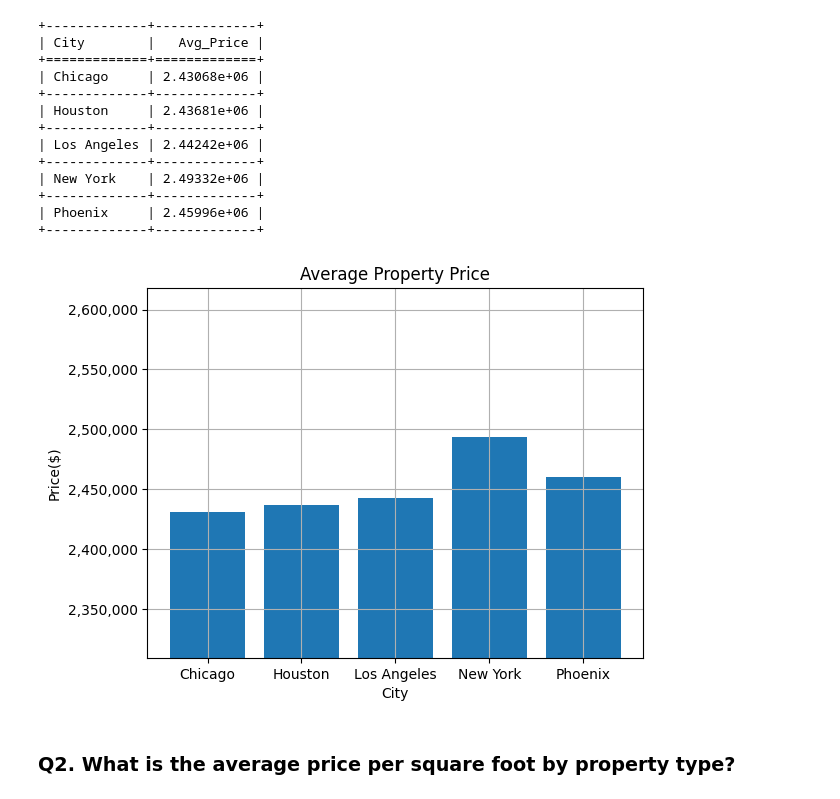
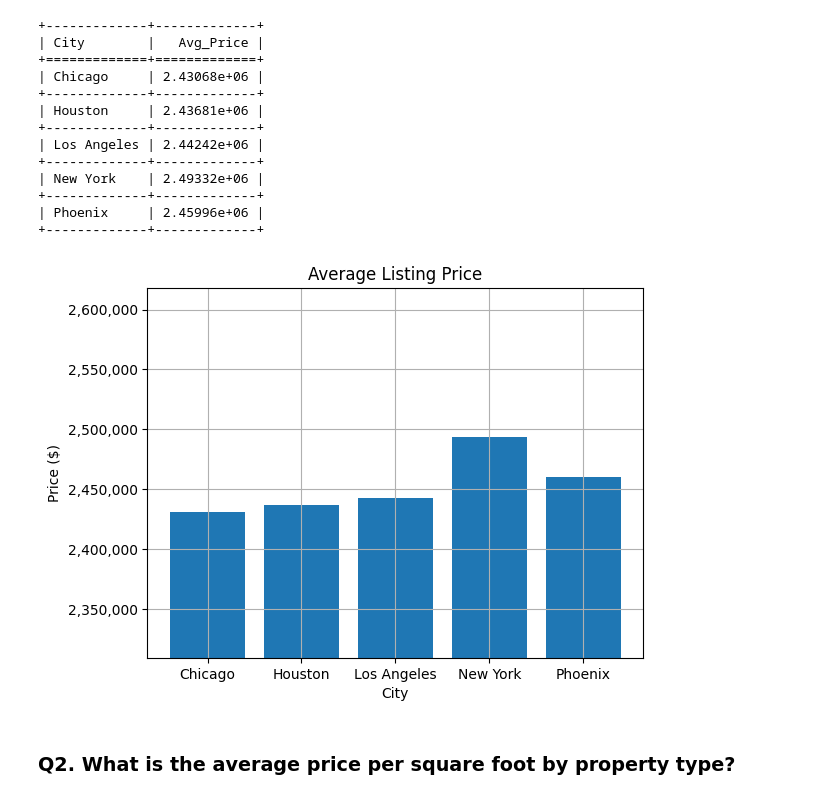
Before and after one commit to JS-Tharun/Real-Estate-Analysis, a Jupyter notebook: notebook.ipynb, the cells around one changed output. Saved outputs shown, nothing was run; the diff lists cells and outputs as text; code cells hidden in the pictures.

Commit message:
Visualization Completed

```diff
--- a/notebook.ipynb
+++ b/notebook.ipynb
@@ -762,21 +763,22 @@ print(tabulate(result_1, headers=headers_1, tablefmt='grid'))
 +-------------+-------------+
 | Phoenix     | 2.45996e+06 |
 +-------------+-------------+
-# %%
-# Visual Plot
-df = pd.DataFrame(result_1, columns=headers_1)
-plt.bar(df['City'], df['Avg_Price'])
-plt.ylim(float(df['Avg_Price'].min())*0.95, float(df['Avg_Price'].max())*1.05)
-plt.gca().yaxis.set_major_formatter(
-    ticker.StrMethodFormatter('{x:,.0f}')
-)
-plt.xlabel('City')
-plt.ylabel('Price($)')
-plt.title('Average Property Price')
-plt.grid(True)
-plt.show()
-# %% [output]
-[figure, removed]
+# %%
+# Visualization
+
+df = pd.DataFrame(result_1, columns=headers_1)
+plt.bar(df['City'], df['Avg_Price'])
+plt.gca().yaxis.set_major_formatter(
+    ticker.StrMethodFormatter('{x:,.0f}')
+)
+plt.ylim(float(df['Avg_Price'].min())*0.95, float(df['Avg_Price'].max())*1.05)
+plt.xlabel('City')
+plt.ylabel('Price ($)')
+plt.title('Average Listing Price')
+plt.grid(True)
+plt.show()
+# %% [output]
+[figure, added]
 # %% [markdown]
 ### Q2. What is the average price per square foot by property type?
 # %%
```
Also changed, not shown: parts of 14 cells of this notebook, 1 other file.
